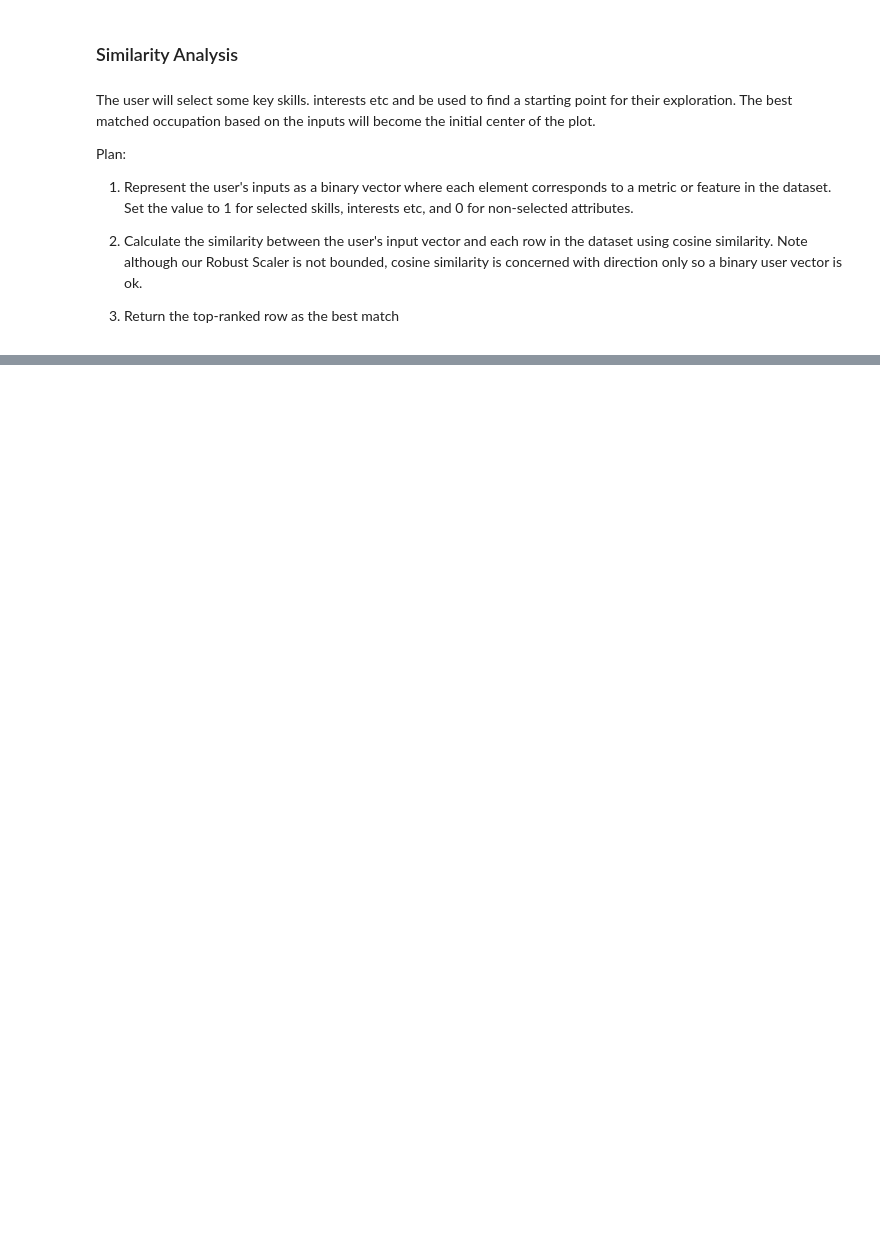
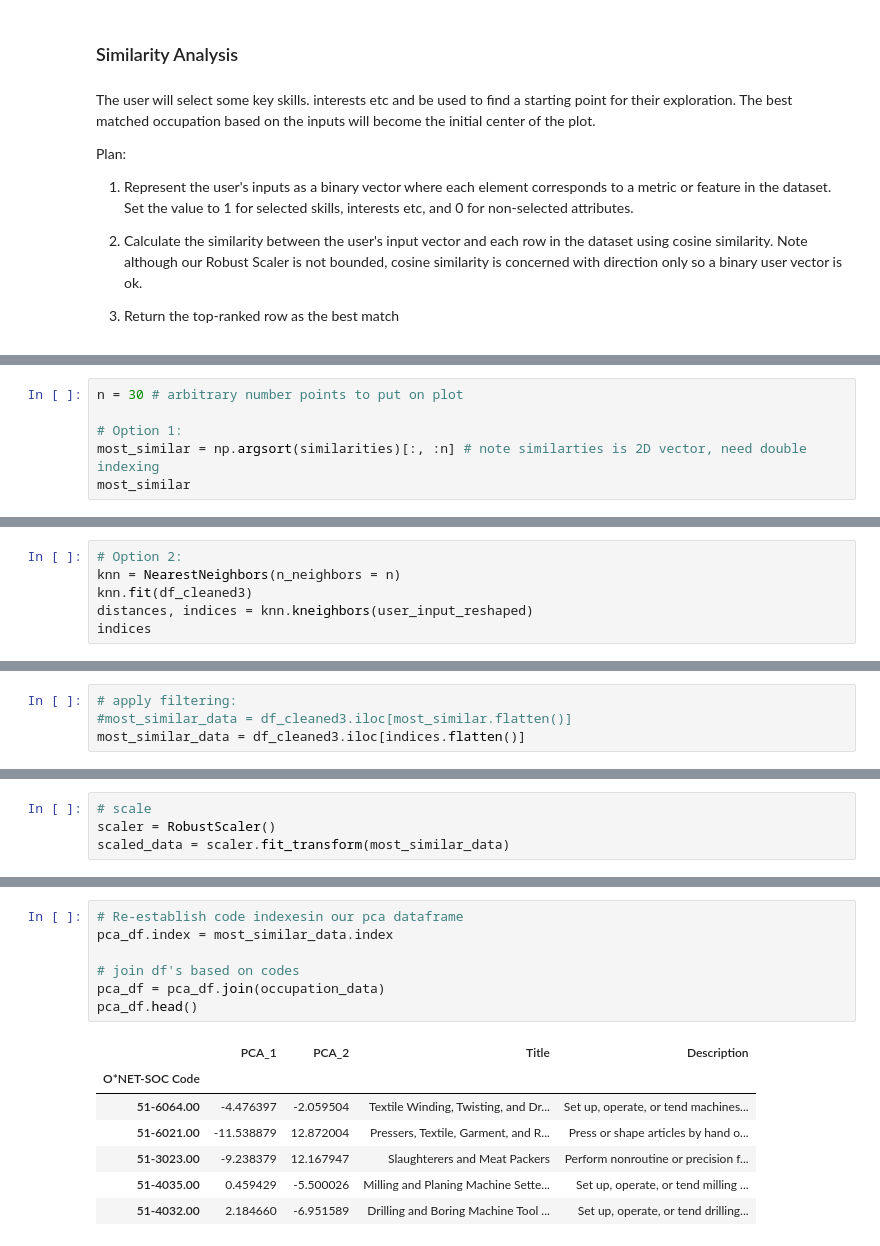
Before and after one commit to jasondetaylor/Occupational_Map_WIP, a Jupyter notebook: Occupational Map.ipynb, the cells around one changed output, grey strips where cells are left out. Cells and saved outputs as stored; diff of their text form; blank space fills up the shorter version.

Commit message:
re-ordered modeling section to start with user input. added in filtering based on user input to dispay only a selection on data on plot

```diff
--- a/Occupational Map.ipynb
+++ b/Occupational Map.ipynb
@@ -307,0 +278,6 @@ print(f'Title: {pca_df2.iloc[1, 2]} \n Description: {pca_df2.iloc[1, 3]}')
+# %%
+n = 30 # arbitrary number points to put on plot
+
+# Option 1:
+most_similar = np.argsort(similarities)[:, :n] # note similarties is 2D vector, need double indexing
+most_similar
@@ -307,0 +288,6 @@ print(f'Title: {pca_df2.iloc[1, 2]} \n Description: {pca_df2.iloc[1, 3]}')
+# %%
+# Option 2:
+knn = NearestNeighbors(n_neighbors = n)
+knn.fit(df_cleaned3)
+distances, indices = knn.kneighbors(user_input_reshaped)
+indices
@@ -307,0 +302,4 @@ print(f'Title: {pca_df2.iloc[1, 2]} \n Description: {pca_df2.iloc[1, 3]}')
+# %%
+# apply filtering:
+#most_similar_data = df_cleaned3.iloc[most_similar.flatten()]
+most_similar_data = df_cleaned3.iloc[indices.flatten()]
@@ -307,0 +310,4 @@ print(f'Title: {pca_df2.iloc[1, 2]} \n Description: {pca_df2.iloc[1, 3]}')
+# %%
+# scale
+scaler = RobustScaler()
+scaled_data = scaler.fit_transform(most_similar_data)
@@ -307,0 +332,15 @@ print(f'Title: {pca_df2.iloc[1, 2]} \n Description: {pca_df2.iloc[1, 3]}')
+# %%
+# Re-establish code indexesin our pca dataframe
+pca_df.index = most_similar_data.index
+
+# join df's based on codes
+pca_df = pca_df.join(occupation_data)
+pca_df.head()
+# %% [output]
+|  | PCA_1 | PCA_2 | Title | Description |
+| O*NET-SOC Code |  |  |  |  |
+| 51-6064.00 | -4.476397 | -2.059504 | Textile Winding, Twisting, and Dr... | Set up, operate, or tend machines... |
+| 51-6021.00 | -11.538879 | 12.872004 | Pressers, Textile, Garment, and R... | Press or shape articles by hand o... |
+| 51-3023.00 | -9.238379 | 12.167947 | Slaughterers and Meat Packers | Perform nonroutine or precision f... |
+| 51-4035.00 | 0.459429 | -5.500026 | Milling and Planing Machine Sette... | Set up, operate, or tend milling ... |
+| 51-4032.00 | 2.184660 | -6.951589 | Drilling and Boring Machine Tool ... | Set up, operate, or tend drilling... |
```
Also changed, not shown: parts of 49 cells of this notebook.
